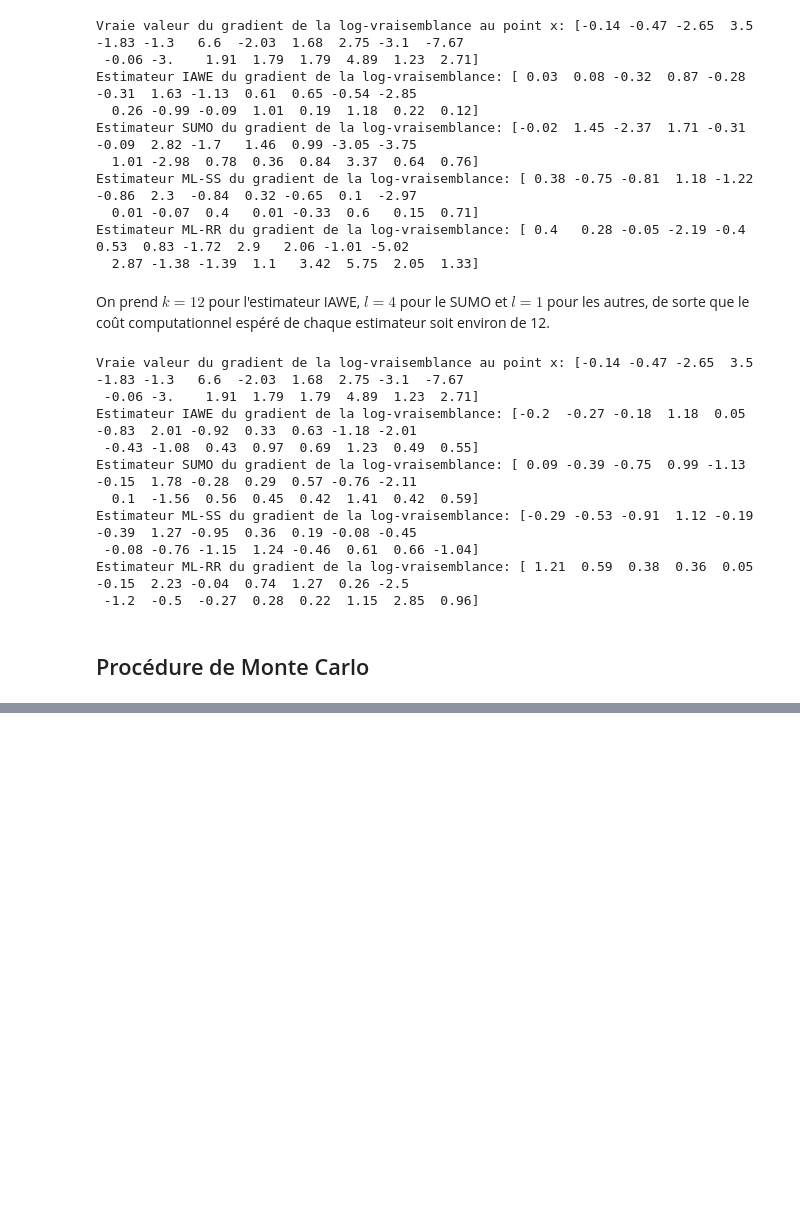
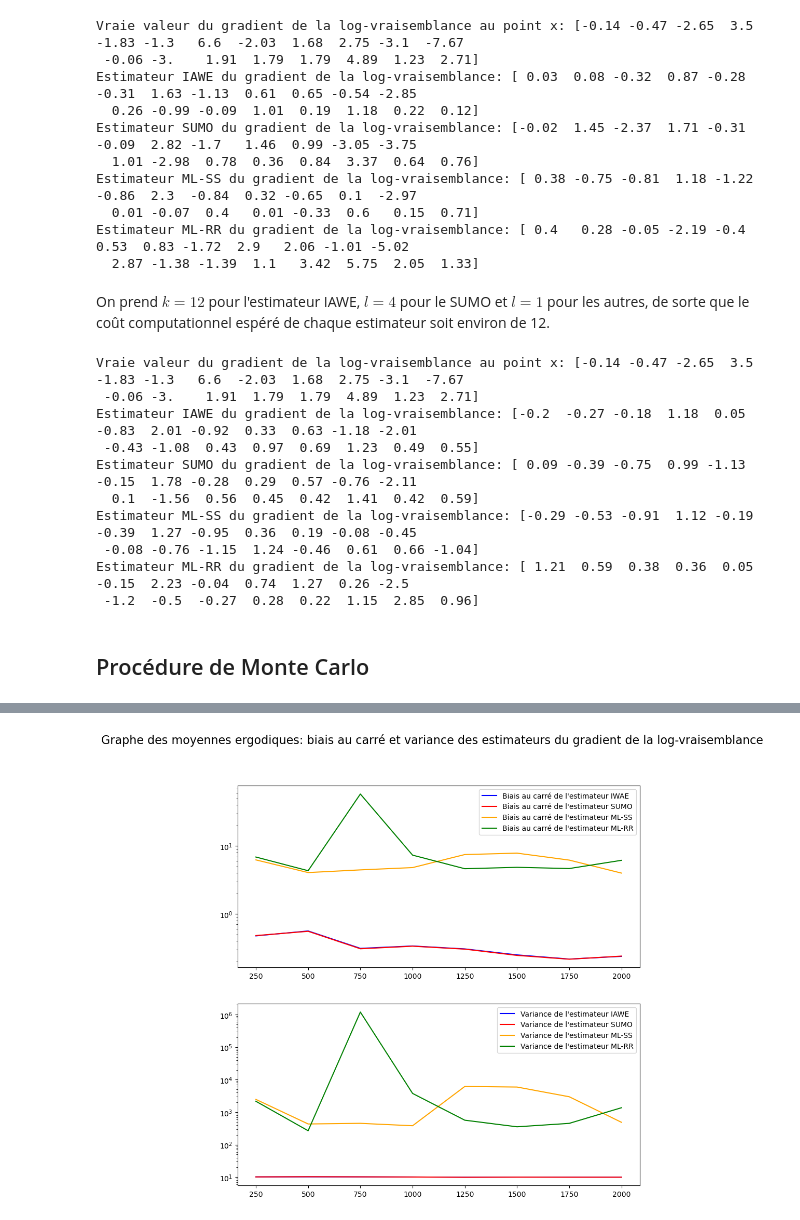
Before and after one commit to yanisrem/Simulation_and_Monte_Carlo_methods_project, a Jupyter notebook: main.ipynb, the cells around one changed output, grey strips where cells are left out. Saved outputs shown, nothing was run; the diff lists cells and outputs as text; code cells hidden in the pictures; blank space fills up the shorter version.

```diff
--- a/main.ipynb
+++ b/main.ipynb
@@ -512,0 +824,59 @@ Stored 'var_RR_M_gradient' (dict)
+# %%
+np.random.seed(123)
+
+biais_gradient_IWAE_ergo, biais_gradient_SUMO_ergo, biais_gradient_SS_ergo, biais_gradient_RR_ergo, var_gradient_IWAE_ergo, var_gradient_SUMO_ergo, var_gradient_SS_ergo, var_gradient_RR_ergo = moyennes_ergodiques_gradient_log_vraisemblance(theta=theta,
+                                                                                                                                                                                                                                                A=A,
+                                                                                                                                                                                                                                                b=b)
+# %%
+sorted_biais_IWAE_M = sorted(biais_gradient_IWAE_ergo.items())
+sorted_biais_SUMO_M = sorted(biais_gradient_SUMO_ergo.items())
+sorted_biais_SS_M = sorted(biais_gradient_SS_ergo.items())
+sorted_biais_RR_M = sorted(biais_gradient_RR_ergo.items())
+
+sorted_var_IWAE_M = sorted(var_gradient_IWAE_ergo.items())
+sorted_var_SUMO_M = sorted(var_gradient_SUMO_ergo.items())
+sorted_var_SS_M = sorted(var_gradient_SS_ergo.items())
+sorted_var_RR_M = sorted(var_gradient_RR_ergo.items())
+
+M, biais_IAWE = zip(*sorted_biais_IWAE_M)
+M, biais_SUMO = zip(*sorted_biais_SUMO_M)
+M, biais_SS = zip(*sorted_biais_SS_M)
+M, biais_RR = zip(*sorted_biais_RR_M)
+
+M, var_SUMO = zip(*sorted_var_SUMO_M)
+M, var_SS = zip(*sorted_var_SS_M)
+M, var_RR = zip(*sorted_var_RR_M)
+M, var_IAWE = zip(*sorted_var_IWAE_M)
+
+
+fig, axs = plt.subplots(2, 1, figsize=(10, 10))
+
+axs[0].plot(M, biais_IAWE, 'b',
+            label="Biais au carré de l'estimateur IWAE", color="blue")
+axs[0].plot(M, biais_SUMO, 'b',
+            label="Biais au carré de l'estimateur SUMO", color="red")
+axs[0].plot(M, biais_SS, 'b',
+            label="Biais au carré de l'estimateur ML-SS", color="orange")
+axs[0].plot(M, biais_RR, 'b',
+            label="Biais au carré de l'estimateur ML-RR", color="green")
+
+axs[0].set_yscale("log")
+axs[0].legend()
+
+axs[1].plot(M, var_IAWE, 'b',
+            label="Variance de l'estimateur IAWE", color="blue")
+axs[1].plot(M, var_SUMO, 'b',
+            label="Variance de l'estimateur SUMO", color="red")
+axs[1].plot(M, var_SS, 'b',
+            label="Variance de l'estimateur ML-SS", color="orange")
+axs[1].plot(M, var_RR, 'b',
+            label="Variance de l'estimateur ML-RR", color="green")
+
+axs[1].set_yscale("log")
+axs[1].legend()
+
+fig.suptitle('Graphe des moyennes ergodiques: biais au carré et variance des estimateurs du gradient de la log-vraisemblance', fontsize=16)
+plt.savefig('moyenne_ergo_gradient_logscale.png')
+plt.show()
+# %% [output]
+[figure, added]
```
Also changed, not shown: parts of 25 cells of this notebook, 8 other files.
